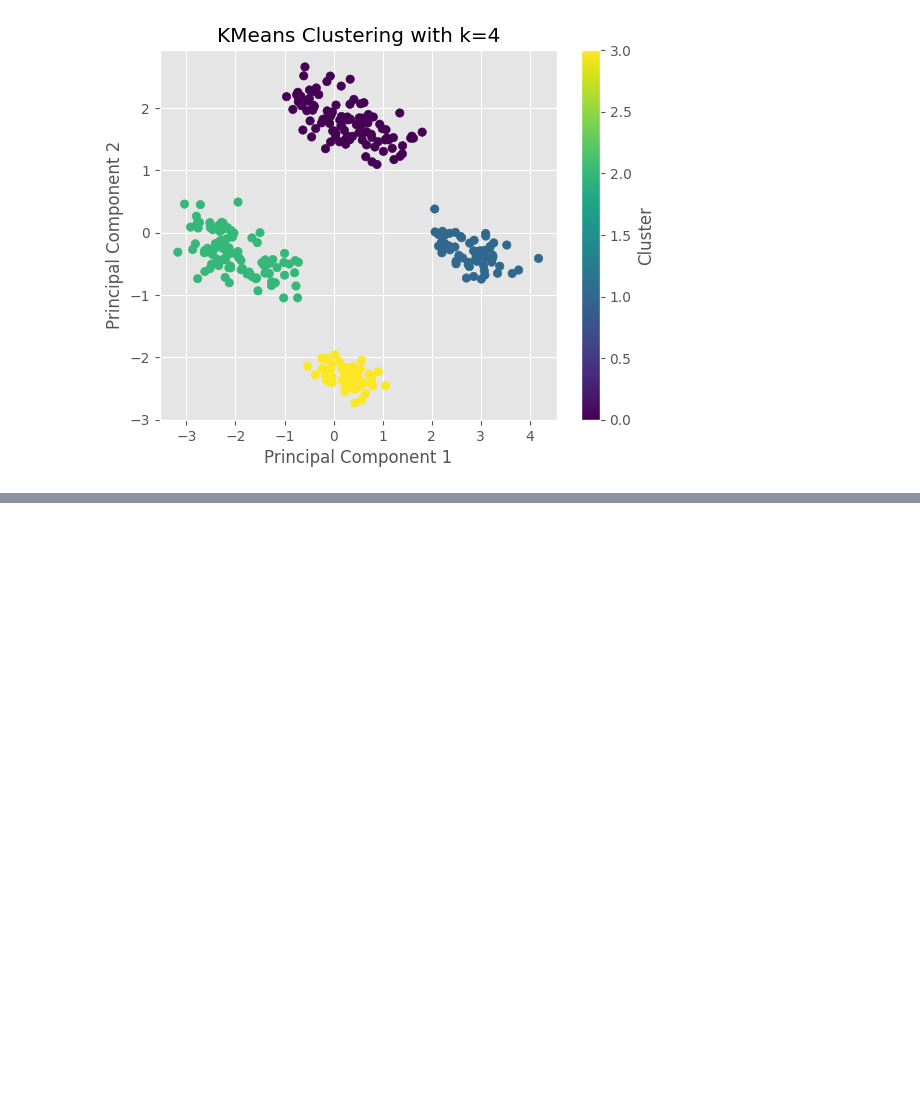
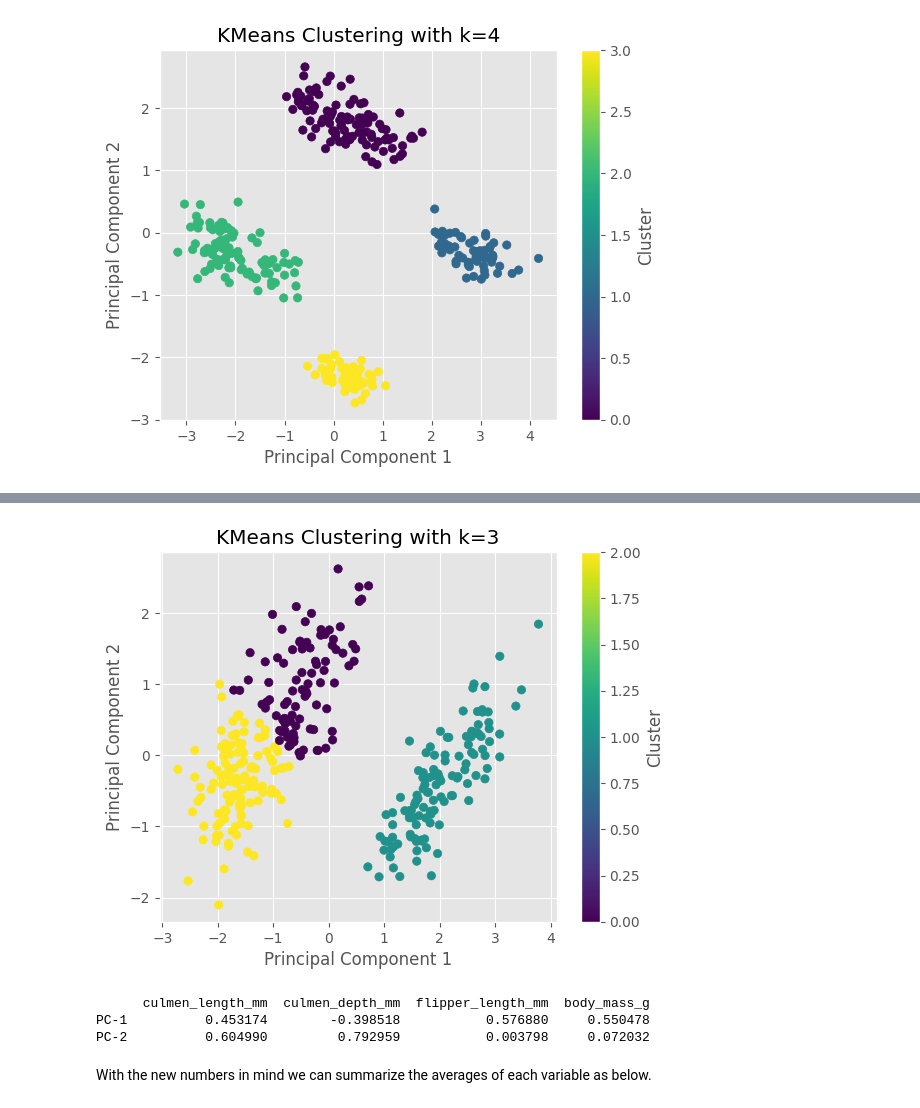
Before and after one commit to ealmiras/antarctic_penguins, a Jupyter notebook: notebook.ipynb, the cells around one changed output, grey strips where cells are left out. Drawn from its saved outputs; the diff is of its cells as text; code cells hidden in the pictures; blank space fills up the shorter version.

```diff
--- a/notebook.ipynb
+++ b/notebook.ipynb
@@ -160,0 +195,7 @@ We can talk about the existence of 4 distinct groups in the data collected.
+# %%
+n_components = sum(default_pca.explained_variance_ratio_ > 0.1)
+print(f'Number of components: {n_components}')
+
+pca = PCA(n_components=n_components)
+penguins_PCA = pca.fit_transform(new_p_scaled)
+penguins_PCA[0: 5]
@@ -160,0 +221,19 @@ We can talk about the existence of 4 distinct groups in the data collected.
+# %%
+n_clusters = 3
+kmeans = KMeans(n_clusters=n_clusters, random_state=42).fit(penguins_PCA)
+plt.scatter(penguins_PCA[:, 0], penguins_PCA[:, 1], c=kmeans.labels_, cmap='viridis')
+plt.title(f'KMeans Clustering with k={n_clusters}')
+plt.xlabel('Principal Component 1')
+plt.ylabel('Principal Component 2')
+plt.colorbar(label='Cluster')
+plt.show()
+# %% [output]
+[figure, added]
+# %%
+print(pd.DataFrame(pca.components_,columns=new_p_scaled.columns,index = ['PC-1','PC-2']))
+# %% [output]
+      culmen_length_mm  culmen_depth_mm  flipper_length_mm  body_mass_g
+PC-1          0.453174        -0.398518           0.576880     0.550478
+PC-2          0.604990         0.792959           0.003798     0.072032
+# %% [markdown]
+With the new numbers in mind we can summarize the averages of each variable as below.
```
Also changed, not shown: parts of 10 cells of this notebook, 1 other file.
